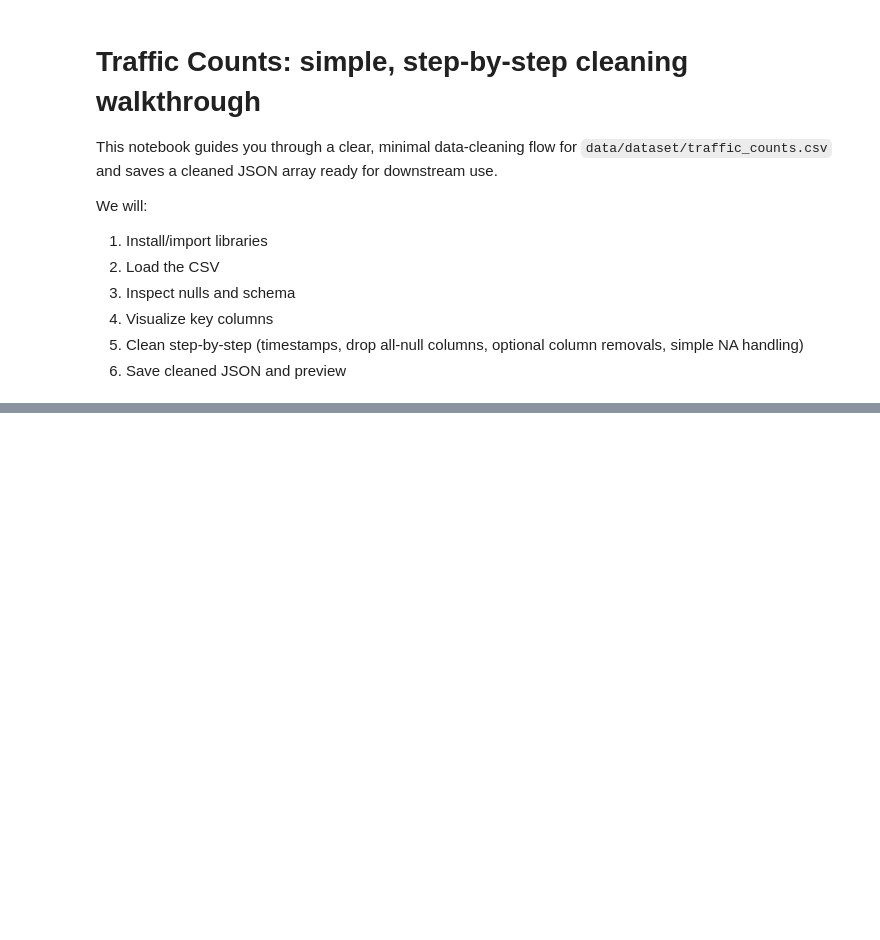
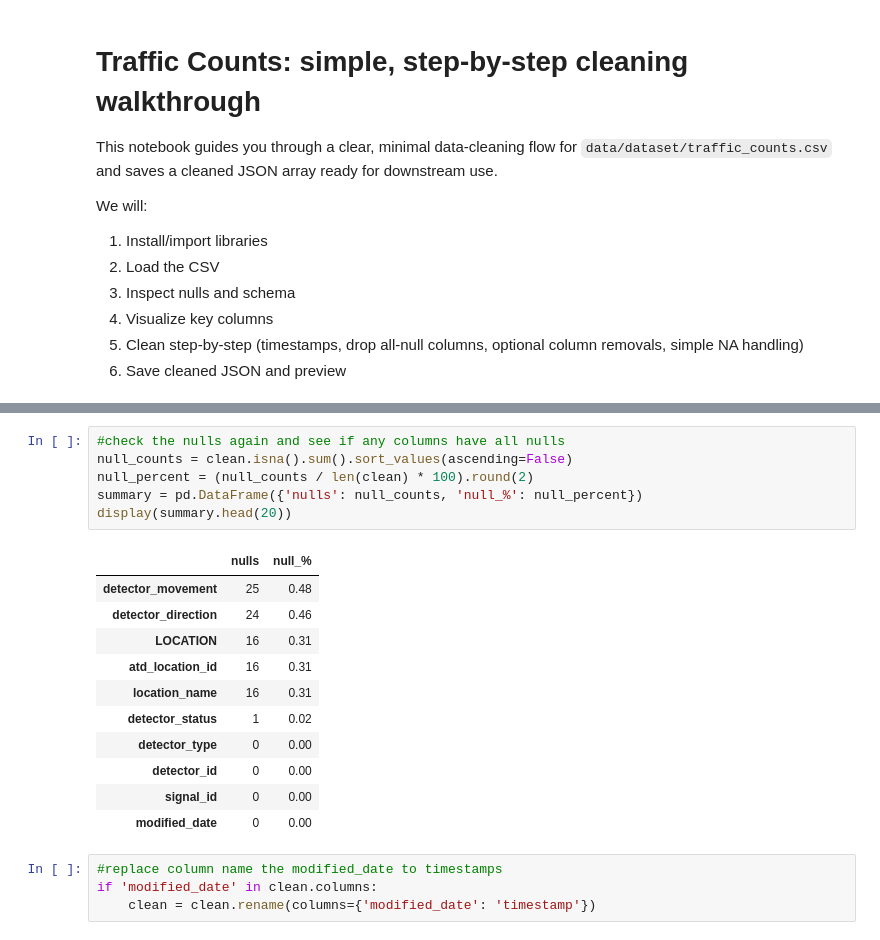
Before and after one commit to lahirumanulanka/real-time-iot-traffic-analytics, a Jupyter notebook: notebooks/preprocess_traffic_counts.ipynb, the cells around one changed output, grey strips where cells are left out. Saved outputs shown, nothing was run; the diff lists cells and outputs as text; blank space fills up the shorter version.

```diff
--- a/notebooks/preprocess_traffic_counts.ipynb
+++ b/notebooks/preprocess_traffic_counts.ipynb
@@ -231,3 +241,25 @@ Clean shape: (5236, 10)
 | 2 | 1,076 | LOOP | BROKEN | WESTBOUND | THRU / RIGHT TURN | WILLIAM CANNON DR / BRUSH COUNTRY RD | ... |
 | 3 | 1,566 | LOOP | REMOVED | EASTBOUND | LEFT TURN | US 290 HWY SVRD / PARMER LN | ... |
 | 4 | 2,029 | LOOP | OK | SOUTHBOUND | LEFT TURN | BRODIE LN / 290 HWY SVRD | ... |
+# %%
+#check the nulls again and see if any columns have all nulls
+null_counts = clean.isna().sum().sort_values(ascending=False)
+null_percent = (null_counts / len(clean) * 100).round(2)
+summary = pd.DataFrame({'nulls': null_counts, 'null_%': null_percent})
+display(summary.head(20))
+# %% [output]
+|  | nulls | null_% |
+| detector_movement | 25 | 0.48 |
+| detector_direction | 24 | 0.46 |
+| LOCATION | 16 | 0.31 |
+| atd_location_id | 16 | 0.31 |
+| location_name | 16 | 0.31 |
+| detector_status | 1 | 0.02 |
+| detector_type | 0 | 0.00 |
+| detector_id | 0 | 0.00 |
+| signal_id | 0 | 0.00 |
+| modified_date | 0 | 0.00 |
+# %%
+#replace column name the modified_date to timestamps
+if 'modified_date' in clean.columns:
+    clean = clean.rename(columns={'modified_date': 'timestamp'})
```
Also changed, not shown: parts of 12 cells of this notebook.
